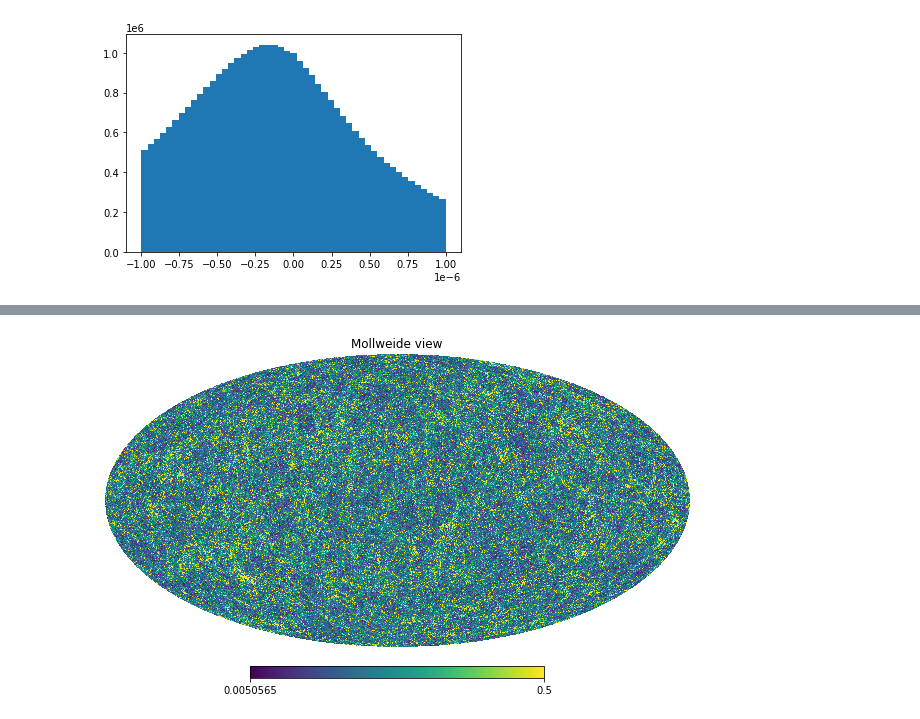
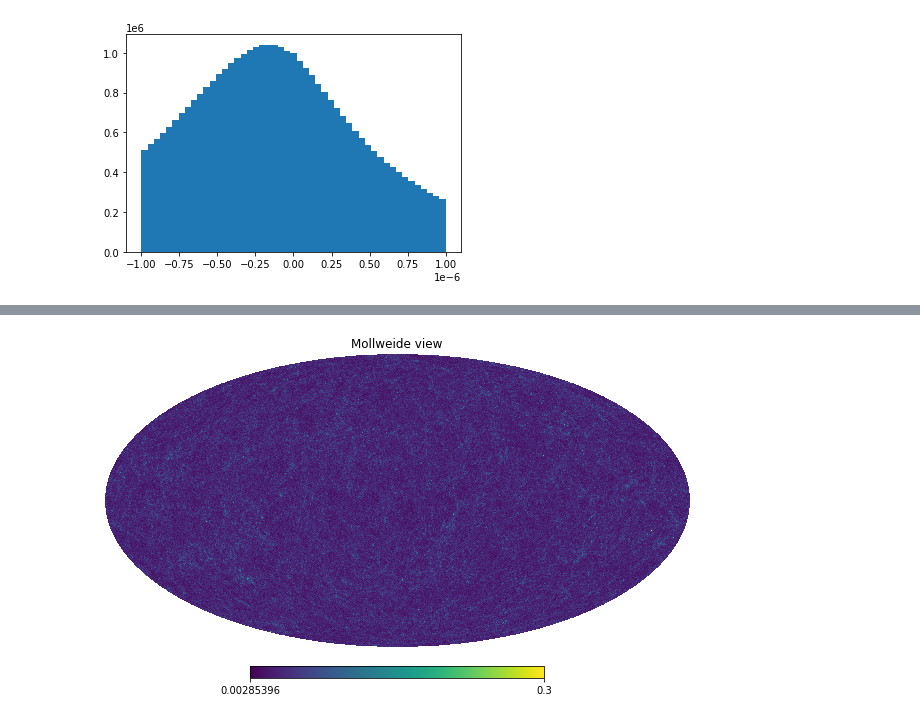
Before and after one commit to wurdahl/kSZfromPC, a Jupyter notebook: Opening-FITS.ipynb, the cells around one changed output, grey strips where cells are left out. Saved outputs shown, nothing was run; the diff lists cells and outputs as text; code cells hidden in the pictures.

```diff
--- a/Opening-FITS.ipynb
+++ b/Opening-FITS.ipynb
@@ -46,14 +46,14 @@ plt.show()
 # %% [output]
 [figure]
 # %%
-convergenceDV8 = hp.read_map("MAPS/convergence_NS_1024_R_1024_P_1024_DV_8.fits")
-convergenceDV16 = hp.read_map("MAPS/convergence_NS_1024_R_1024_P_1024_DV_16.fits")
-convergenceDV32 = hp.read_map("MAPS/convergence_NS_1024_R_1024_P_1024_DV_32.fits")
-convergenceDV64 = hp.read_map("MAPS/convergence_NS_1024_R_1024_P_1024_DV_64.fits")
-convergenceDV128 = hp.read_map("MAPS/convergence_NS_1024_R_1024_P_1024_DV_128.fits")
-hp.mollview(convergenceDV128,xsize=3200,max=.5)
+convergenceDV8 = hp.read_map("MAPS/convergence_NS_768_R_1024_P_1024_DV_8.fits")
+convergenceDV16 = hp.read_map("MAPS/convergence_NS_768_R_1024_P_1024_DV_16.fits")
+convergenceDV32 = hp.read_map("MAPS/convergence_NS_768_R_1024_P_1024_DV_32.fits")
+convergenceDV64 = hp.read_map("MAPS/convergence_NS_768_R_1024_P_1024_DV_64.fits")
+#convergenceDV128 = hp.read_map("MAPS/convergence_NS_768_R_1024_P_1024_DV_128.fits")
+hp.mollview(convergenceDV8,xsize=3200,max=.3)
 # %% [output]
-[figure, old version]
+[figure, new version]
 # %%
 psKDV8 = hp.sphtfunc.anafast(convergenceDV8)
 psKDV16 = hp.sphtfunc.anafast(convergenceDV16)
```
Also changed, not shown: parts of 4 cells of this notebook, 5 other files.
